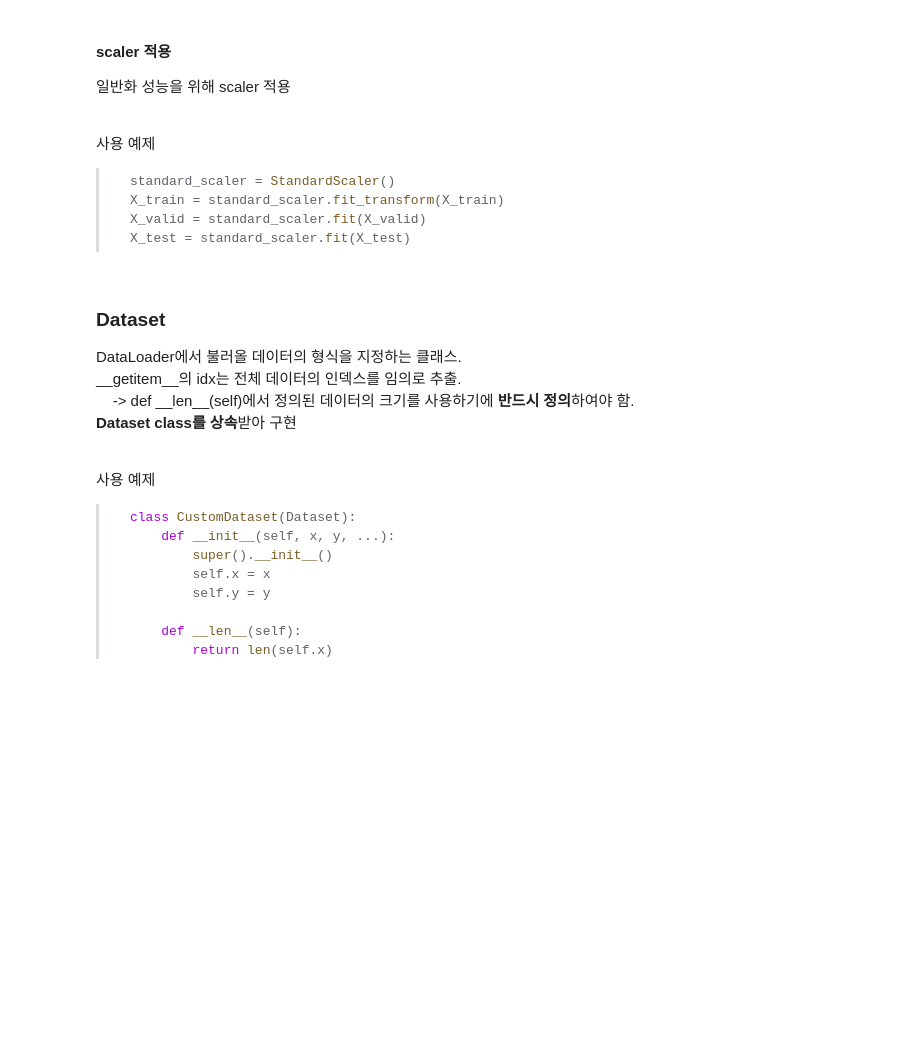
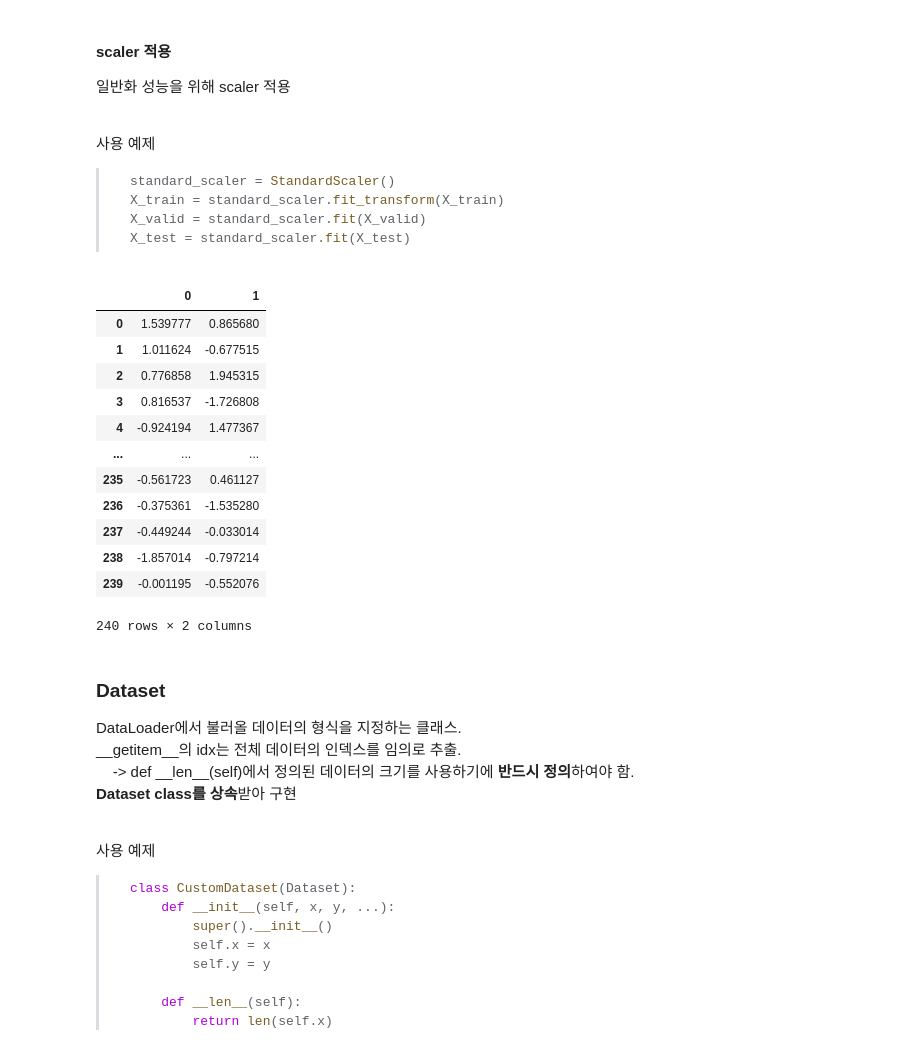
Before and after one commit to hwarange/qwer, a Jupyter notebook: day27/day27_MLP.ipynb, the cells around one changed output. Saved outputs shown, nothing was run; the diff lists cells and outputs as text; code cells hidden in the pictures; blank space fills up the shorter version.

```diff
--- a/day27/day27_MLP.ipynb
+++ b/day27/day27_MLP.ipynb
@@ -184,6 +201,22 @@ standard_scaler_x = StandardScaler()
 X_train = standard_scaler_x.fit_transform(X_train)
 X_valid = standard_scaler_x.transform(X_valid)
 X_test = standard_scaler_x.transform(X_test)
+# %%
+pd.DataFrame(X_train)
+# %% [output]
+|  | 0 | 1 |
+| 0 | 1.539777 | 0.865680 |
+| 1 | 1.011624 | -0.677515 |
+| 2 | 0.776858 | 1.945315 |
+| 3 | 0.816537 | -1.726808 |
+| 4 | -0.924194 | 1.477367 |
+| ... | ... | ... |
+| 235 | -0.561723 | 0.461127 |
+| 236 | -0.375361 | -1.535280 |
+| 237 | -0.449244 | -0.033014 |
+| 238 | -1.857014 | -0.797214 |
+| 239 | -0.001195 | -0.552076 |
+240 rows × 2 columns
 # %% [markdown]
 ### Dataset
 
```
Also changed, not shown: parts of 3 cells of this notebook, 4 other files.
